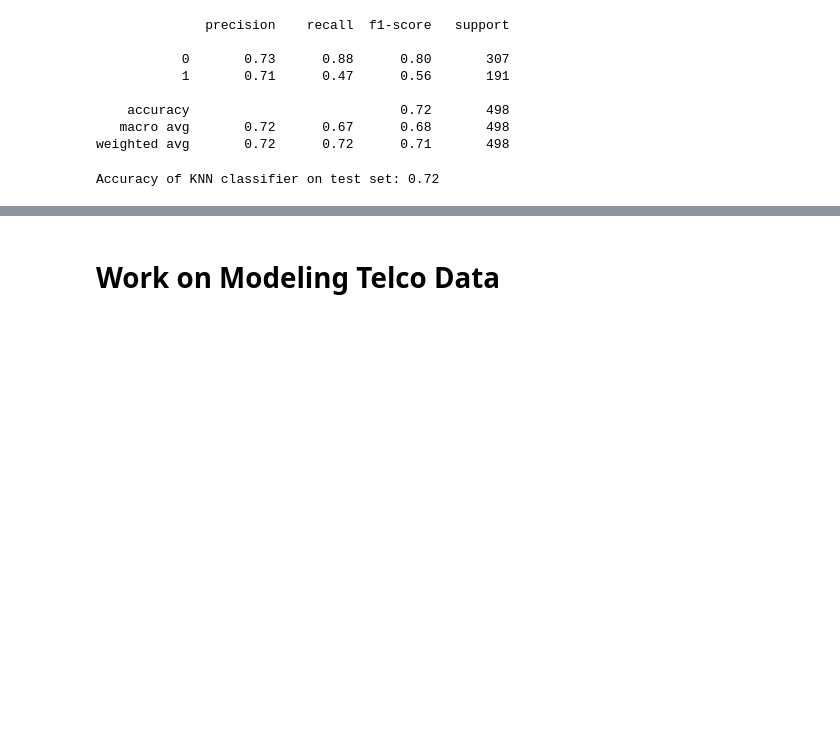
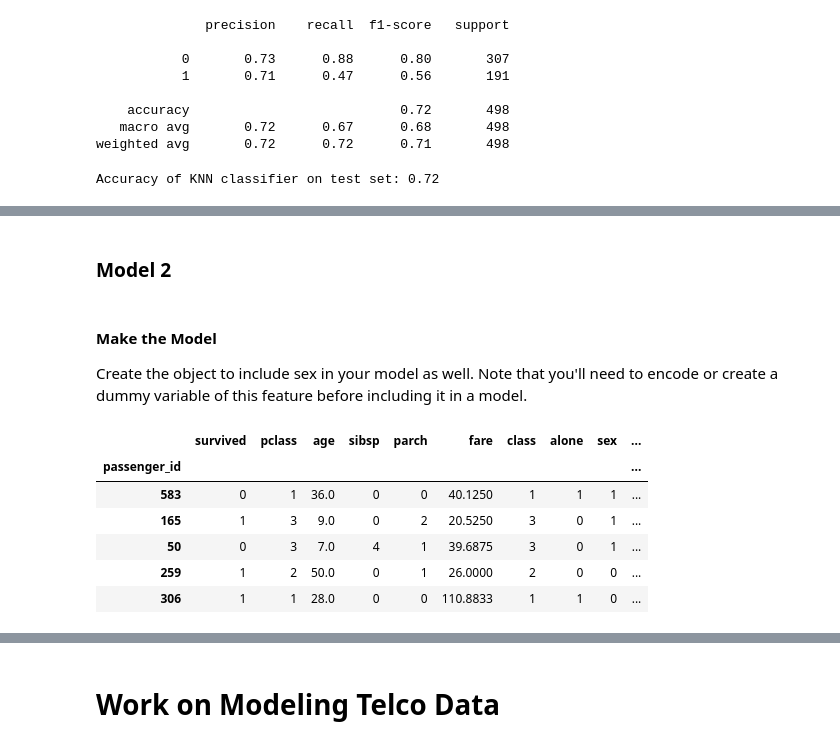
Before and after one commit to veronica-f-reyes/classification-exercises, a Jupyter notebook: model.ipynb, the cells around one changed output, grey strips where cells are left out. Cells and saved outputs as stored; diff of their text form; code cells hidden in the pictures; blank space fills up the shorter version.

```diff
--- a/model.ipynb
+++ b/model.ipynb
@@ -1118,0 +1362,16 @@ Accuracy of KNN classifier on test set: 0.72
+# %% [markdown]
+### Model 2
+# %% [markdown]
+#### Make the Model
+
+Create the object to include sex in your model as well. Note that you'll need to encode or create a dummy variable of this feature before including it in a model.
+# %%
+train.head()
+# %% [output]
+|  | survived | pclass | age | sibsp | parch | fare | class | alone | sex | ... |
+| passenger_id |  |  |  |  |  |  |  |  |  | ... |
+| 583 | 0 | 1 | 36.0 | 0 | 0 | 40.1250 | 1 | 1 | 1 | ... |
+| 165 | 1 | 3 | 9.0 | 0 | 2 | 20.5250 | 3 | 0 | 1 | ... |
+| 50 | 0 | 3 | 7.0 | 4 | 1 | 39.6875 | 3 | 0 | 1 | ... |
+| 259 | 1 | 2 | 50.0 | 0 | 1 | 26.0000 | 2 | 0 | 0 | ... |
+| 306 | 1 | 1 | 28.0 | 0 | 0 | 110.8833 | 1 | 1 | 0 | ... |
```
Also changed, not shown: parts of 63 cells of this notebook, 1 other file.
